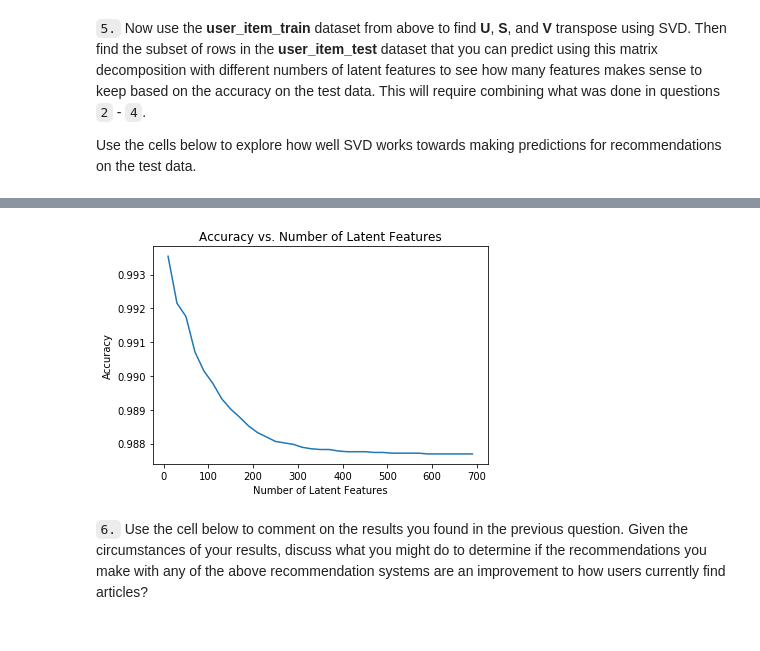
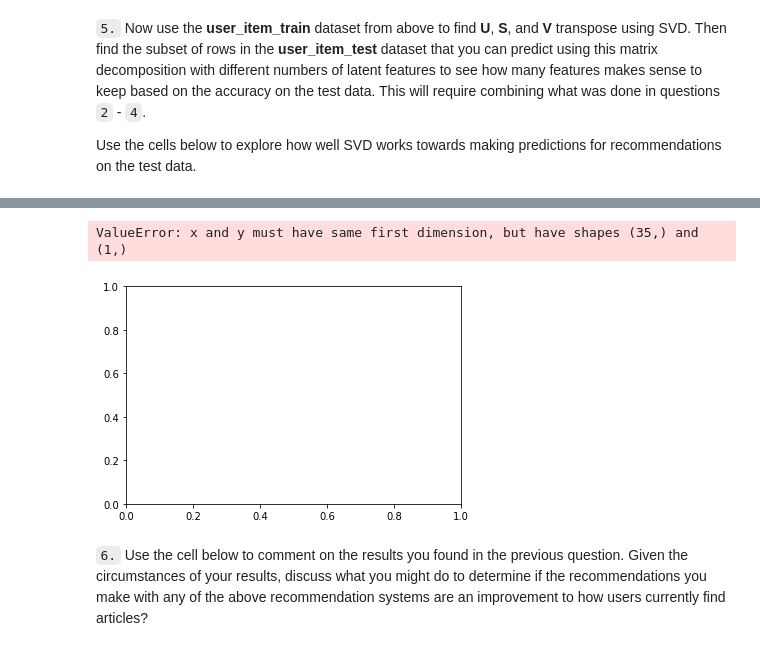
Before and after one commit to claudehotline/recommendations_with_IBM, a Jupyter notebook: Recommendations_with_IBM.ipynb, the cells around one changed output, grey strips where cells are left out. Saved outputs shown, nothing was run; the diff lists cells and outputs as text; code cells hidden in the pictures.

```diff
--- a/Recommendations_with_IBM.ipynb
+++ b/Recommendations_with_IBM.ipynb
@@ -744,10 +744,12 @@ Awesome job!  That's right!  All of the test movies are in the training data, bu
 Use the cells below to explore how well SVD works towards making predictions for recommendations on the test data.
 # %%
 # fit SVD on the user_item_train matrix
-u_train, s_train, vt_train = np.linalg.svd(user_item_matrix)# fit svd similar to above then use the cells below
+u_train, s_train, vt_train = np.linalg.svd(user_item_train)# fit svd similar to above then use the cells below
 # %%
 # Use these cells to see how well you can use the training
 # decomposition to predict on test data
-test_idx_in_train = np.intersect1d(test_idx, user_item_train.index.values)
-test_idx_in_train
+row_idxs = user_item_train.index.isin(test_idx)
+col_idxs = user_item_train.columns.get_level_values(1).isin(test_arts)
+u_test = u_train[row_idxs, :]
+vt_test = vt_train[:, col_idxs]
 # %% [output]
@@ -783,28 +757,38 @@ user_item_test_in_train = user_item_test.loc[test_idx_in_train]
 # %%
 num_latent_feats = np.arange(10,700+10,20)
 sum_errs = []
 
 for k in num_latent_feats:
     # restructure with k latent features
-    s_new, u_new, vt_new = np.diag(s[:k]), u_train_new[:, :k], vt_train_new[:k, :]
+    s_train_lat, u_train_lat, vt_train_lat = np.diag(s_train[:k]), u_train[:, :k], vt_train[:k, :]
+    u_test_lat, vt_test_lat = u_test[:, :k], vt_test[:k, :]
 
     # take dot product
-    user_item_est = np.around(np.dot(np.dot(u_new, s_new), vt_new))
+    # user_item_est = np.around(np.dot(np.dot(u_new, s_new), vt_new))
+    user_item_train_preds = np.around(np.dot(np.dot(u_train_lat, s_train_lat), vt_train_lat))
+    user_item_test_preds = np.around(np.dot(np.dot(u_test_lat, s_train_lat), vt_test_lat))
+    sum_errs.append(1 - ((np.sum(user_item_test_preds)+np.sum(np.sum(user_item_test)))/(user_item_test.shape[0]*user_item_test.shape[1])))
 
     # compute error for each prediction to actual value
-    diffs = np.subtract(user_item_test_in_train, user_item_est)
+    # diffs = np.subtract(user_item_test_in_train, user_item_est)
+    diffs_train = np.subtract(user_item_train, user_item_train_preds)
+    diffs_test = np.subtract(user_item_train.loc[row_idxs, col_idxs], user_item_test_preds)
 
     # total errors and keep track of them
-    err = np.sum(np.sum(np.abs(diffs)))
-    sum_errs.append(err)
+    # err = np.sum(np.sum(np.abs(diffs)))
+    # sum_errs.append(err)
+    err_train = np.sum(np.sum(np.abs(diffs_train)))
+    err_test = np.sum(np.sum(np.abs(diffs_test)))
 
 
-plt.plot(num_latent_feats, 1 - np.array(sum_errs)/df.shape[0]);
+plt.plot(num_latent_feats, 1 - np.array(err_train)/df.shape[0]);
+#plt.plot(num_latent_feats, 1 - np.array(err_test)/df.shape[0])
 plt.xlabel('Number of Latent Features');
 plt.ylabel('Accuracy');
 plt.title('Accuracy vs. Number of Latent Features');
 # %% [output]
+ValueError: x and y must have same first dimension, but have shapes (35,) and (1,)
-[figure, old version]
+[figure, new version]
 # %% [markdown]
 `6.` Use the cell below to comment on the results you found in the previous question. Given the circumstances of your results, discuss what you might do to determine if the recommendations you make with any of the above recommendation systems are an improvement to how users currently find articles?
 # %% [markdown]
```
Also changed, not shown: parts of 6 cells of this notebook.
